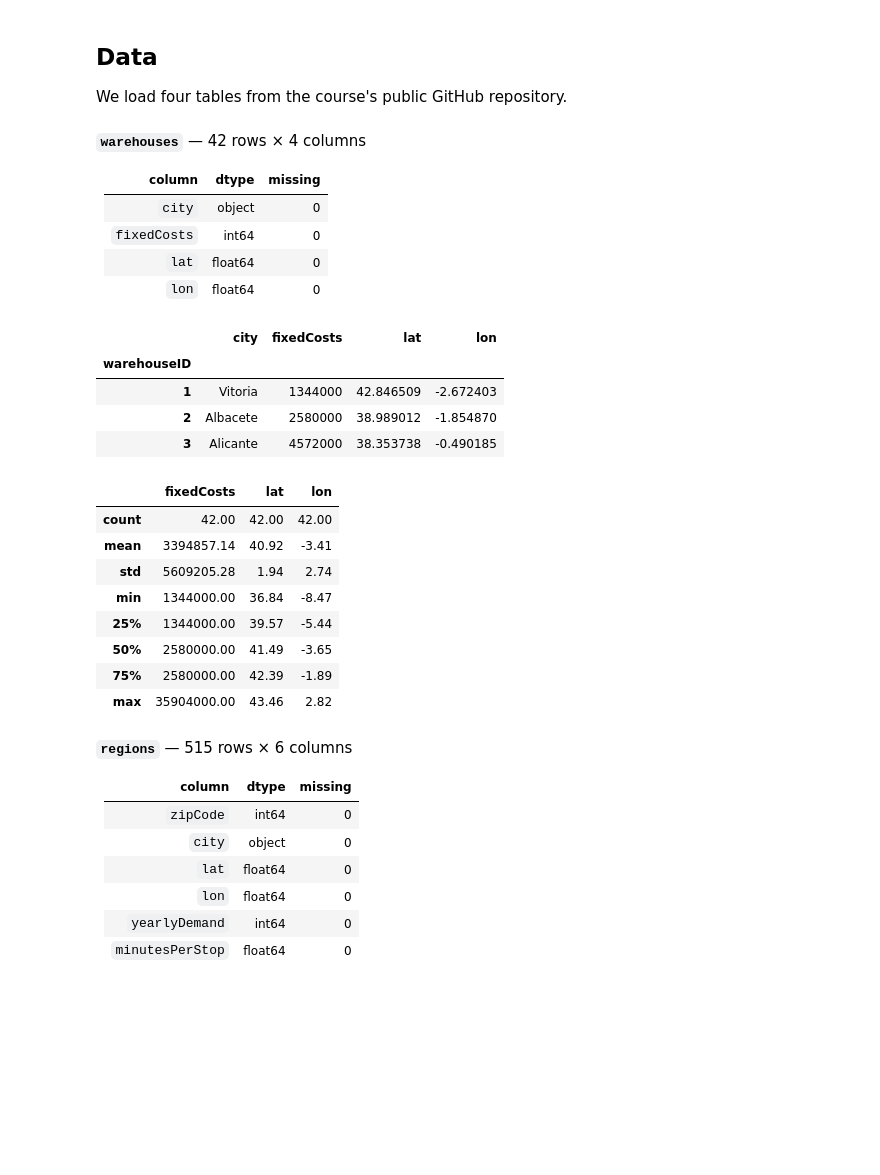
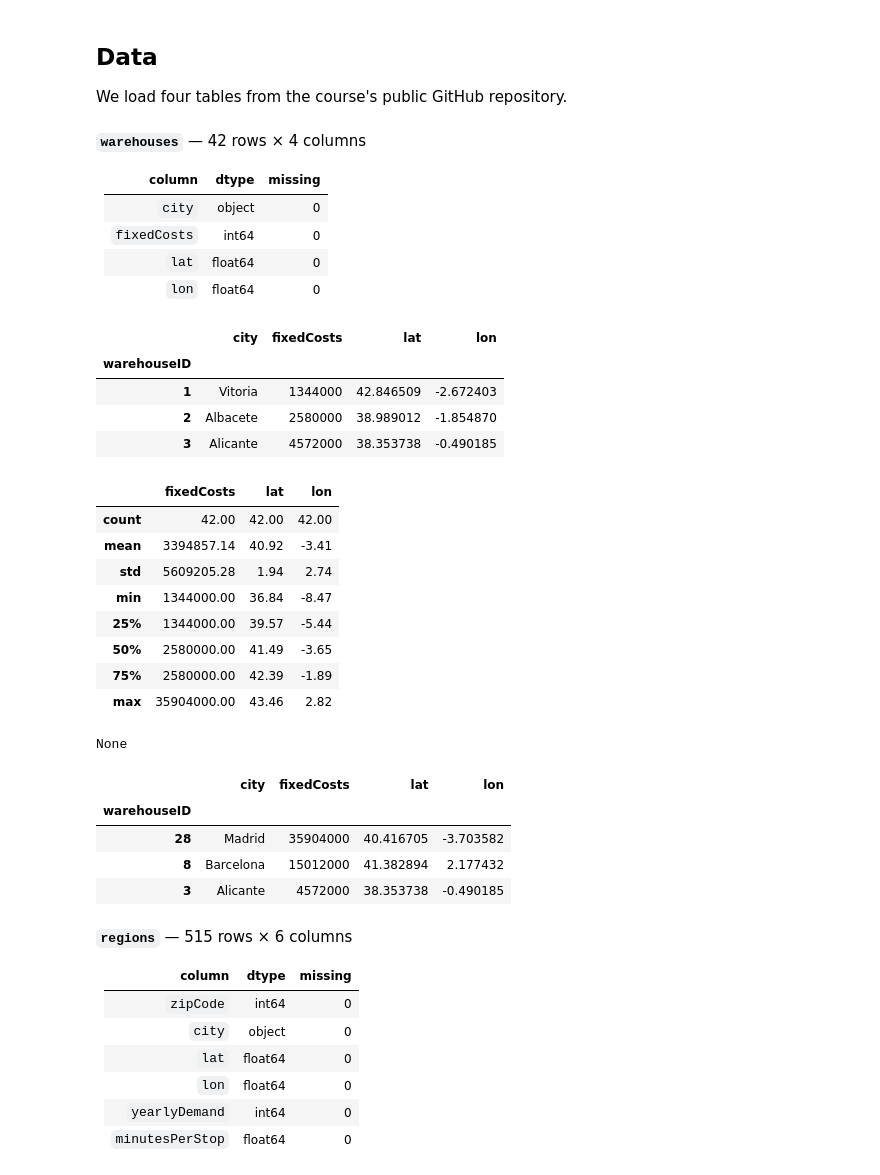
Before and after one commit to TimonLudwig1/case_study_3_d3, a Jupyter notebook: case_study.ipynb, the cells around one changed output. Saved outputs shown, nothing was run; the diff lists cells and outputs as text; code cells hidden in the pictures; blank space fills up the shorter version.

```diff
--- a/case_study.ipynb
+++ b/case_study.ipynb
@@ -150,30 +152,37 @@ def quick_look(df: pd.DataFrame, name: str, exclude: list[str] | None = None):
     else:
         display(Markdown("_no non-ID numeric columns to describe_"))
 # %%
-quick_look(warehouses, "warehouses")
+display(quick_look(warehouses, "warehouses"))
+display(warehouses.sort_values("fixedCosts", ascending=False).head(3))
 # %% [output]
 **`warehouses`** — 42 rows × 4 columns
 
 | column | dtype | missing |
 |---|---|---|
 | `city` | object | 0 |
 | `fixedCosts` | int64 | 0 |
 | `lat` | float64 | 0 |
 | `lon` | float64 | 0 |
 |  | city | fixedCosts | lat | lon |
 | warehouseID |  |  |  |  |
 | 1 | Vitoria | 1344000 | 42.846509 | -2.672403 |
 | 2 | Albacete | 2580000 | 38.989012 | -1.854870 |
 | 3 | Alicante | 4572000 | 38.353738 | -0.490185 |
 |  | fixedCosts | lat | lon |
 | count | 42.00 | 42.00 | 42.00 |
 | mean | 3394857.14 | 40.92 | -3.41 |
 | std | 5609205.28 | 1.94 | 2.74 |
 | min | 1344000.00 | 36.84 | -8.47 |
 | 25% | 1344000.00 | 39.57 | -5.44 |
 | 50% | 2580000.00 | 41.49 | -3.65 |
 | 75% | 2580000.00 | 42.39 | -1.89 |
 | max | 35904000.00 | 43.46 | 2.82 |
+None
+|  | city | fixedCosts | lat | lon |
+| warehouseID |  |  |  |  |
+| 28 | Madrid | 35904000 | 40.416705 | -3.703582 |
+| 8 | Barcelona | 15012000 | 41.382894 | 2.177432 |
+| 3 | Alicante | 4572000 | 38.353738 | -0.490185 |
 # %%
 quick_look(regions, "regions")
 # %% [output]
```
Also changed, not shown: parts of 18 cells of this notebook.
